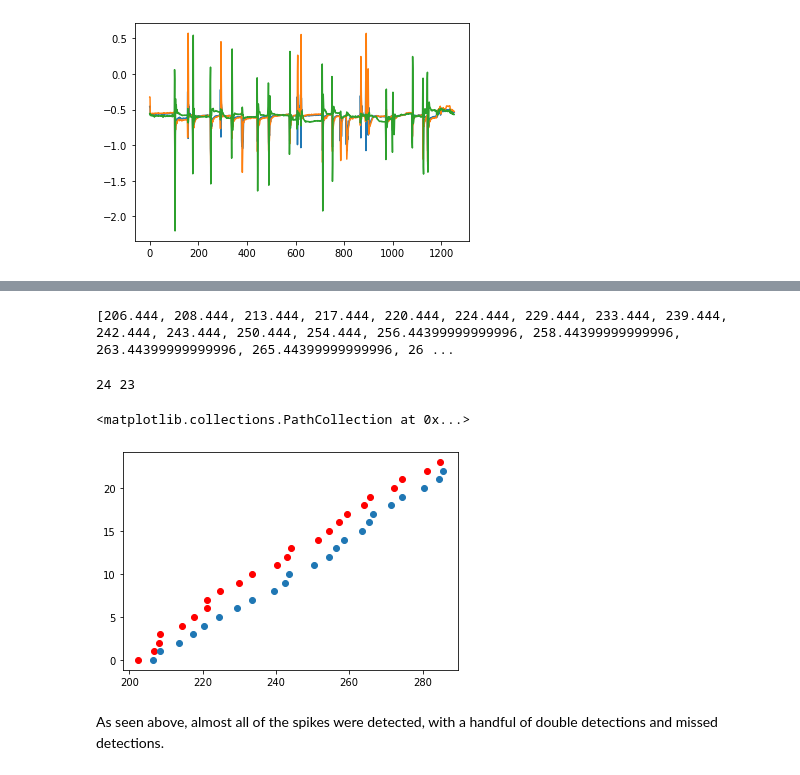
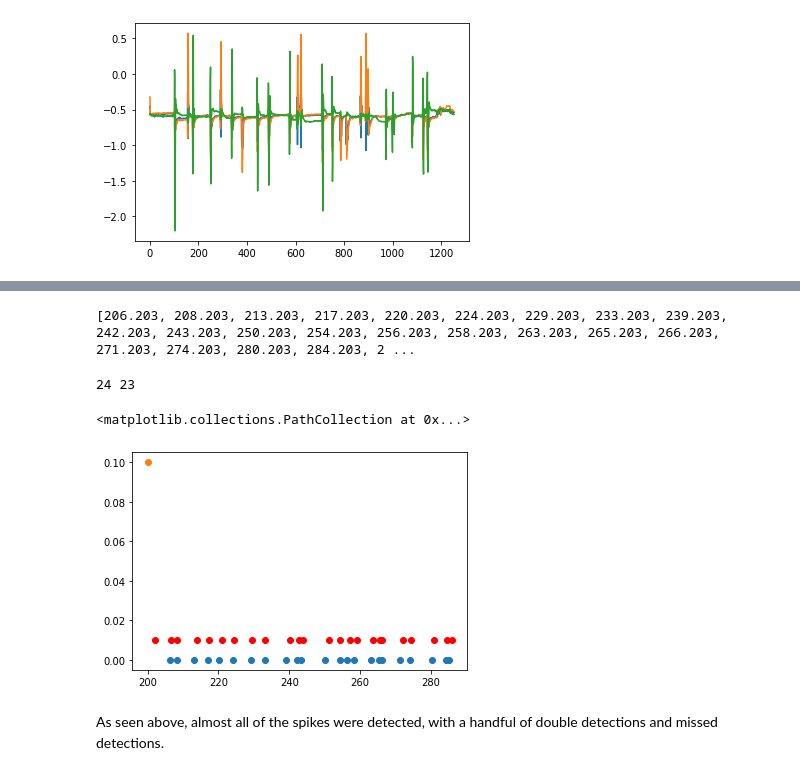
Before and after one commit to TheEnquirer/kyntic, a Jupyter notebook: vizTry.ipynb, the cells around one changed output, grey strips where cells are left out. Cells and saved outputs as stored; diff of their text form; code cells hidden in the pictures.

```diff
--- a/vizTry.ipynb
+++ b/vizTry.ipynb
@@ -53,22 +53,34 @@ plt.show()
 # print(data["timestamp (-0700)"][102])
 # print(data)
 # %%
-x = data["x-axis (g)"] + data["y-axis (g)"] + data["z-axis (g)"]
-model   = banpei.Hotelling()
-results = model.detect(x, 0.06)
+#x = data["x-axis (g)"] + data["y-axis (g)"] + data["z-axis (g)"]
+x = data["x-axis (g)"]
+y = data["y-axis (g)"]
+z = data["z-axis (g)"]
+
+model = banpei.Hotelling()
+
+results_x = model.detect(x, 0.06)
+results_y = model.detect(y, 0.06)
+results_z = model.detect(z, 0.06)
+
+results = [*results_x, *results_y, *results_z]
 
 # data.plot(x="epoc (ms)", y="x-axis (g)", color="red")
 # %%
 r = [x[0] for x in results]
+r.sort()
 fr = []
+
 # get rid of detections from the same spike
 for i in range(len(r)-1):
-    if abs(r[i] - r[i+1]) > 1: # perhaps i-1 would make more sense (not that it would make much difference)
+    if abs(r[i] - r[i-1]) > 2:
         fr.append(r[i])
 
-plt.figure(figsize=(100,100))
+print(len(fr))
+plt.figure(figsize=(20,20))
 plt.plot(x, zorder=-1)
-plt.scatter(fr, [[0.5]*len(fr)], color="red", zorder=2, s=1000)
+plt.scatter(fr, [[0.5]*len(fr)], color="red", zorder=2, s=50)
 
 # plt.show()
 # %% [output]
@@ -118,17 +131,19 @@ for i in fr:
 # print(a)
 print(ts)
 # %% [output]
-[206.444, 208.444, 213.444, 217.444, 220.444, 224.444, 229.444, 233.444, 239.444, 242.444, 243.444, 250.444, 254.444, 256.44399999999996, 258.44399999999996, 263.44399999999996, 265.44399999999996, 26 ...
+[206.203, 208.203, 213.203, 217.203, 220.203, 224.203, 229.203, 233.203, 239.203, 242.203, 243.203, 250.203, 254.203, 256.203, 258.203, 263.203, 265.203, 266.203, 271.203, 274.203, 280.203, 284.203, 2 ...
 # %%
 # print(len(ts))
 # print(len(r))
 print(len(a), len(ts))
 
-plt.scatter(a, range(len(a)), color="red")
-plt.scatter(list(ts), range(len(list(ts))))
+plt.scatter(a, [0.01]*(len(a)), color="red")
+plt.scatter(list(ts), [0]*len((ts)))
+
+plt.scatter([200], [0.1])
 # %% [output]
 24 23
 <matplotlib.collections.PathCollection at 0x...>
-[figure, old version]
+[figure, new version]
 # %% [markdown]
 As seen above, almost all of the spikes were detected, with a handful of double detections and missed detections.
```
Also changed, not shown: parts of 2 cells of this notebook.
